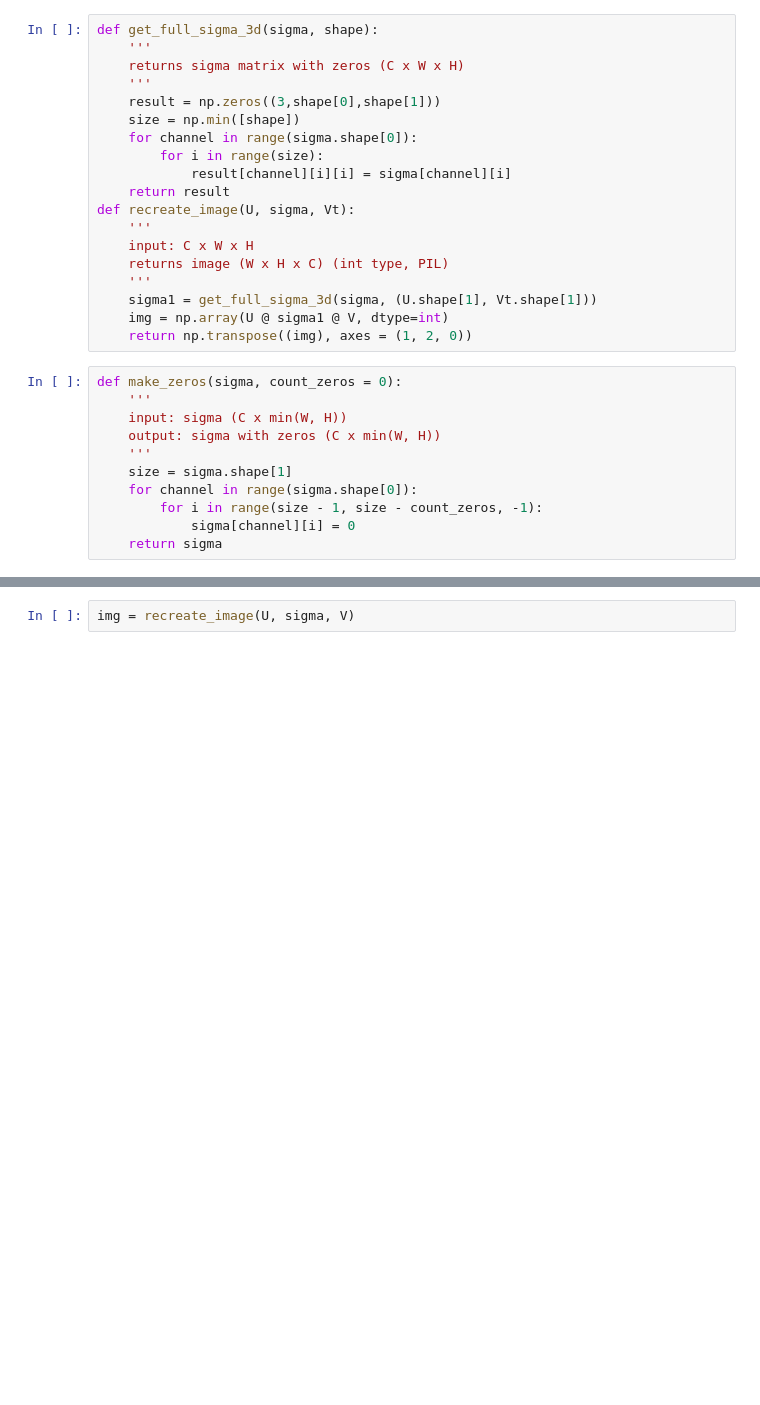
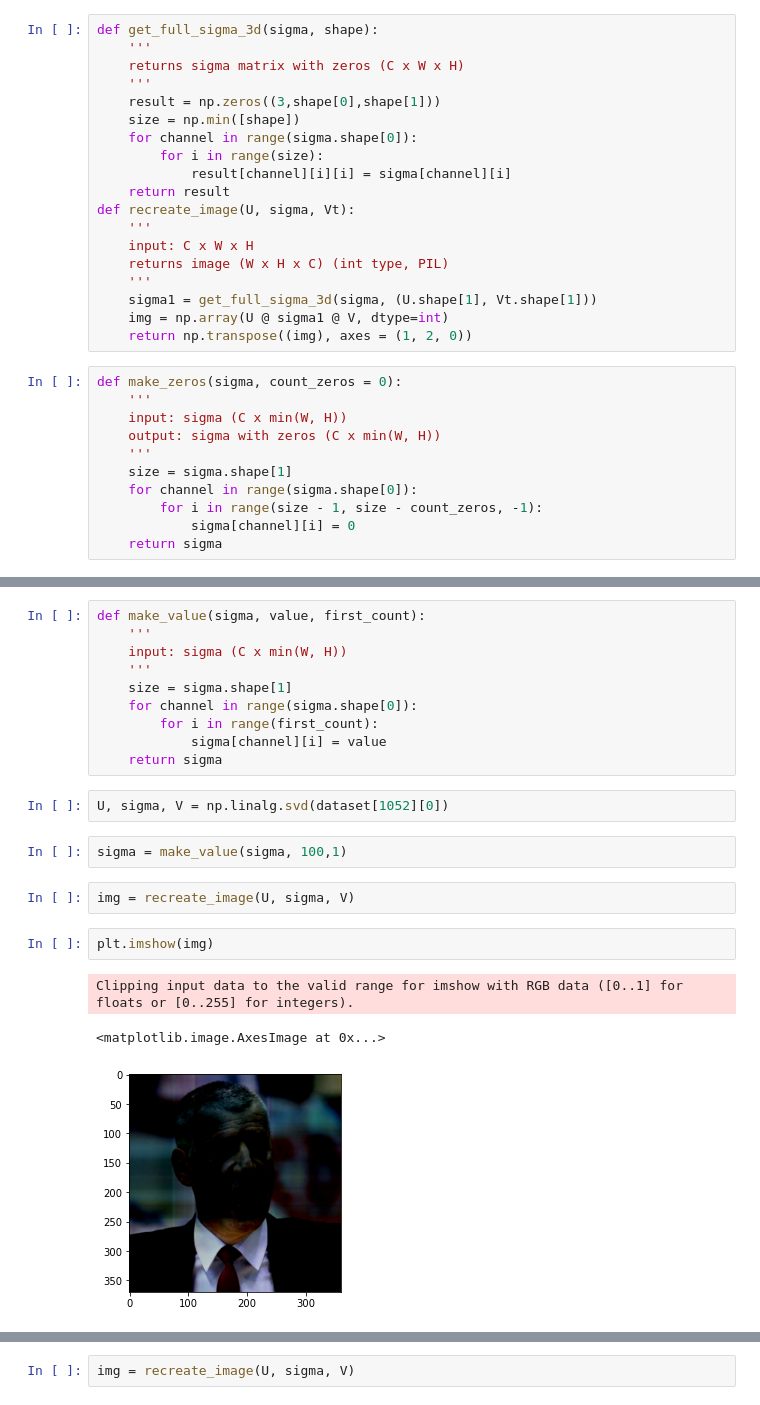
Before and after one commit to Zhekuson/SVDFaces, a Jupyter notebook: main.ipynb, the cells around one changed output, grey strips where cells are left out. Cells and saved outputs as stored; diff of their text form; blank space fills up the shorter version.

```diff
--- a/main.ipynb
+++ b/main.ipynb
@@ -214,0 +396,22 @@ sigma = make_zeros(sigma, count_zeros=190)
+# %%
+def make_value(sigma, value, first_count):
+    '''
+    input: sigma (C x min(W, H))
+    '''
+    size = sigma.shape[1]
+    for channel in range(sigma.shape[0]):
+        for i in range(first_count):
+            sigma[channel][i] = value
+    return sigma
+# %%
+U, sigma, V = np.linalg.svd(dataset[1052][0])
+# %%
+sigma = make_value(sigma, 100,1)
+# %%
+img = recreate_image(U, sigma, V)
+# %%
+plt.imshow(img)
+# %% [output]
+Clipping input data to the valid range for imshow with RGB data ([0..1] for floats or [0..255] for integers).
+<matplotlib.image.AxesImage at 0x...>
+[figure, added]
```
Also changed, not shown: parts of 40 cells of this notebook, 1 other file.
